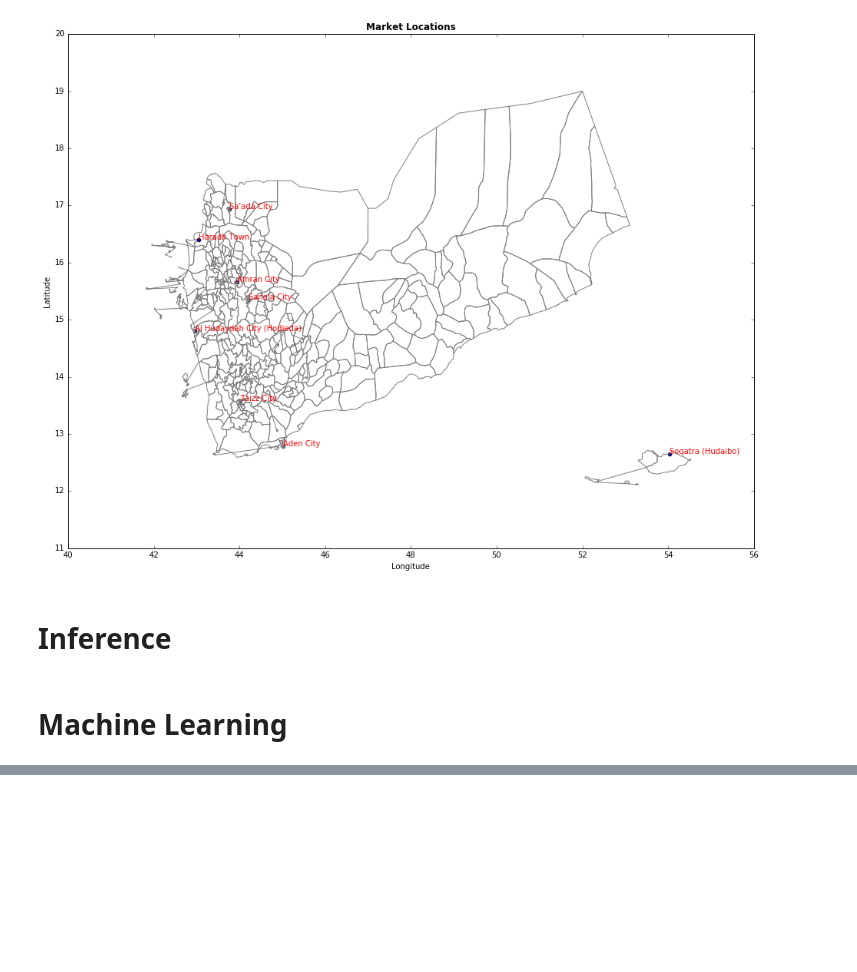
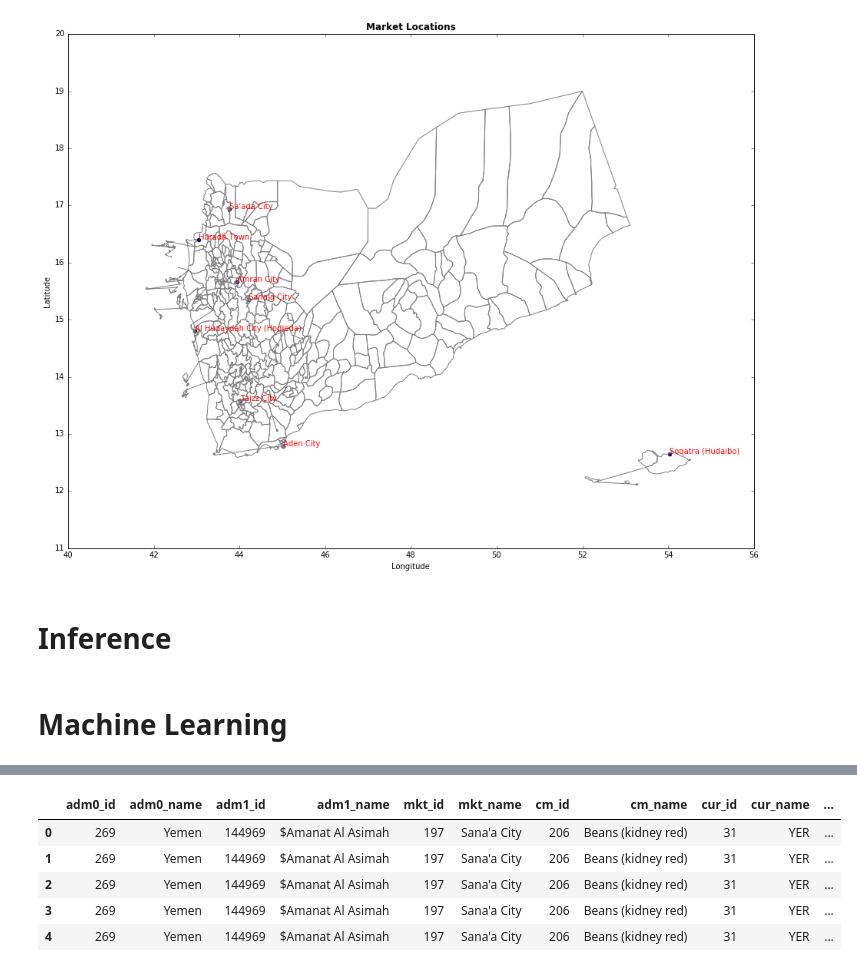
Before and after one commit to dljvandenberg/hackhunger, a Jupyter notebook: code/complete_analysis.ipynb, the cells around one changed output, grey strips where cells are left out. Drawn from its saved outputs; the diff is of its cells as text; code cells hidden in the pictures; blank space fills up the shorter version.

```diff
--- a/code/complete_analysis.ipynb
+++ b/code/complete_analysis.ipynb
@@ -179,0 +190,9 @@ plt.show()
+# %%
+df_foodprices_wfp.head()
+# %% [output]
+|  | adm0_id | adm0_name | adm1_id | adm1_name | mkt_id | mkt_name | cm_id | cm_name | cur_id | cur_name | ... |
+| 0 | 269 | Yemen | 144969 | $Amanat Al Asimah | 197 | Sana'a City | 206 | Beans (kidney red) | 31 | YER | ... |
+| 1 | 269 | Yemen | 144969 | $Amanat Al Asimah | 197 | Sana'a City | 206 | Beans (kidney red) | 31 | YER | ... |
+| 2 | 269 | Yemen | 144969 | $Amanat Al Asimah | 197 | Sana'a City | 206 | Beans (kidney red) | 31 | YER | ... |
+| 3 | 269 | Yemen | 144969 | $Amanat Al Asimah | 197 | Sana'a City | 206 | Beans (kidney red) | 31 | YER | ... |
+| 4 | 269 | Yemen | 144969 | $Amanat Al Asimah | 197 | Sana'a City | 206 | Beans (kidney red) | 31 | YER | ... |
```
Also changed, not shown: parts of 8 cells of this notebook.
